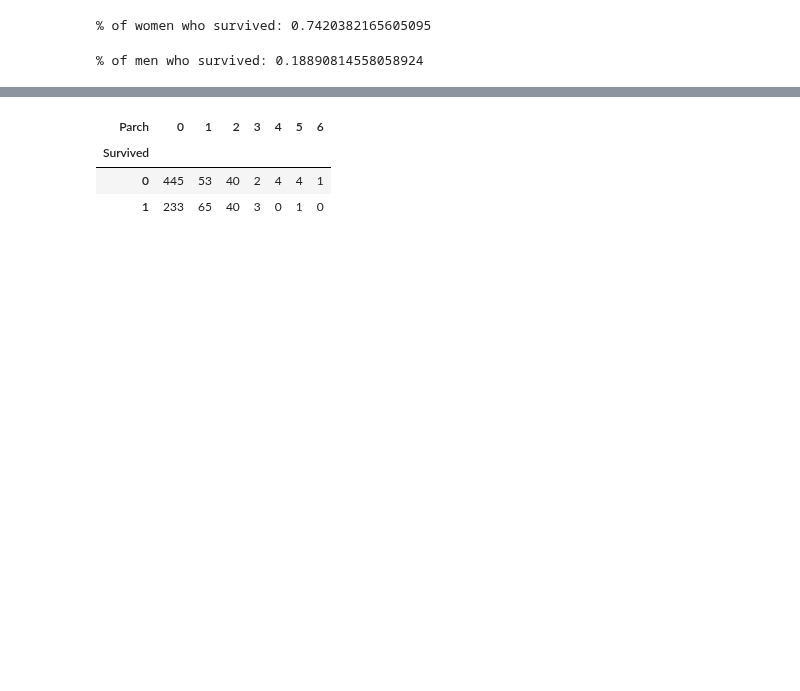
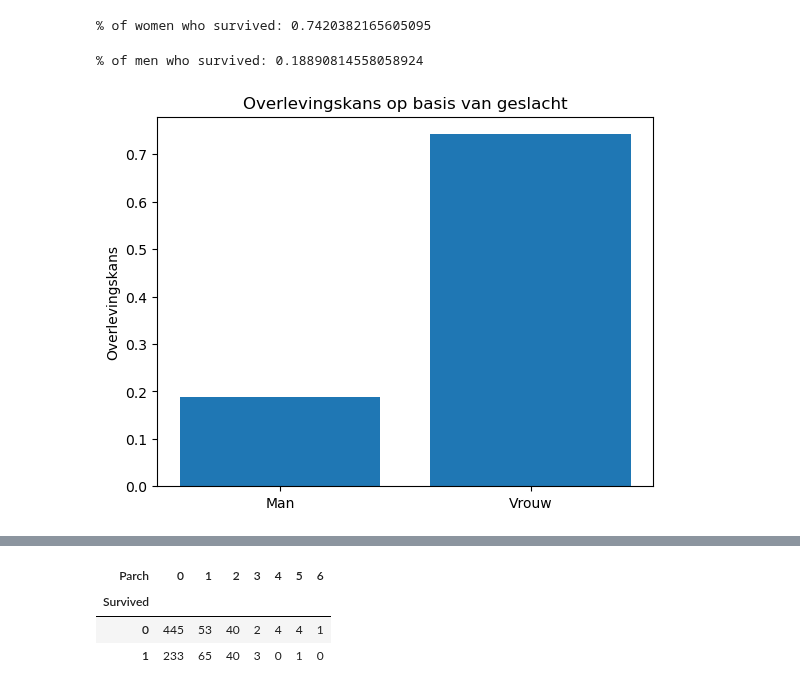
Before and after one commit to Stemt/DS-groep-6, a Jupyter notebook: case_1.ipynb, the cells around one changed output, grey strips where cells are left out. Drawn from its saved outputs; the diff is of its cells as text; code cells hidden in the pictures; blank space fills up the shorter version.

```diff
--- a/case_1.ipynb
+++ b/case_1.ipynb
@@ -151,8 +134,12 @@ print("% of men who survived:", rate_men)
 genderdictionary = {"male" : rate_men,
                     "female" : rate_women}
 # %%
-# fig,ax = plt.subplots()
-# SurvivedbySex_percentage.iloc[1]['female']
-# ax.bar(SurvivedbySex_percentage.iloc[1].index,SurvivedbySex_percentage.iloc[1])
-# plt.show()
+fig,ax = plt.subplots()
+
+ax.bar(['Man','Vrouw'],genderdictionary.values())
+ax.set_title("Overlevingskans op basis van geslacht")
+ax.set_ylabel("Overlevingskans")
+plt.show()
+# %% [output]
+[figure, added]
 # %% [markdown]
```
Also changed, not shown: parts of 28 cells of this notebook, 2 other files.
